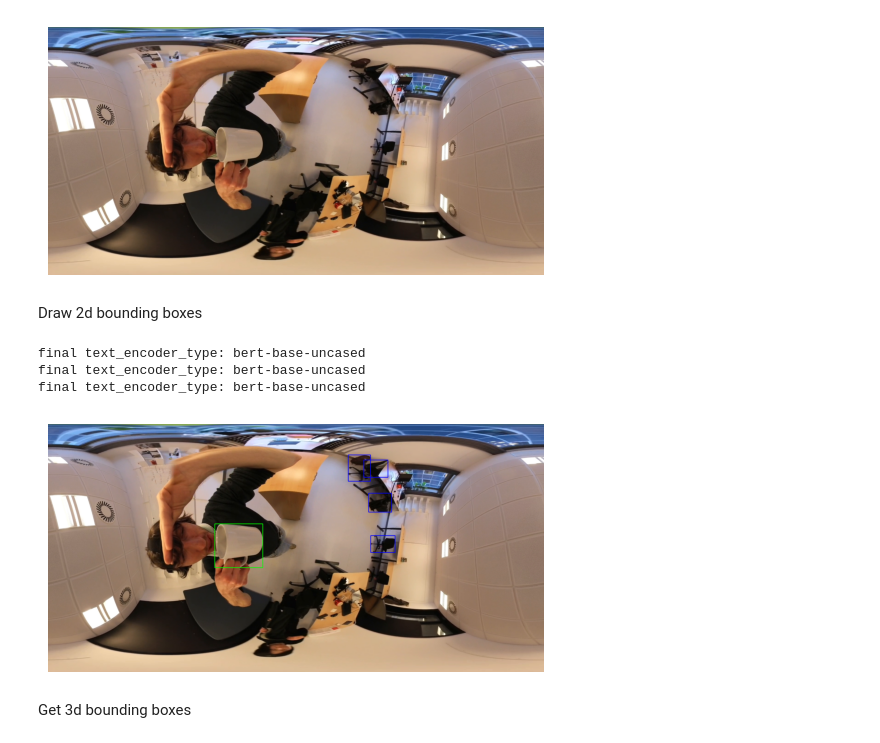
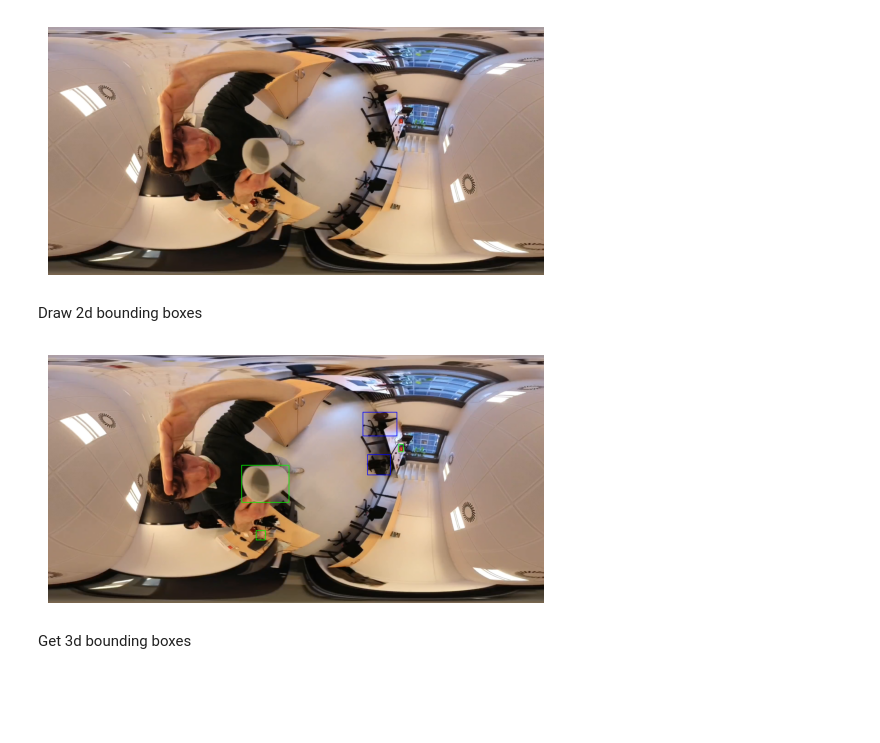
Before and after one commit to ruetzmax/instruct360, a Jupyter notebook: track_single_image_whole_scene.ipynb, the cells around one changed output. Cells and saved outputs as stored; diff of their text form; code cells hidden in the pictures; blank space fills up the shorter version.

```diff
--- a/track_single_image_whole_scene.ipynb
+++ b/track_single_image_whole_scene.ipynb
@@ -11,10 +59,10 @@ from src.util import display_image, draw_bounding_boxes
 # %%
 video_path = "vids/office.mp4"
-frame_index = 190
+frame_index = 60
 input_frame = read_video_frames(video_path)[frame_index]
 display_image(input_frame)
 # %% [output]
-[figure, old version]
+[figure, new version]
 # %%
 classes = {
     "cupboard": (255, 0, 0),  # Red
@@ -30,10 +78,7 @@ for class_name, color in classes.items():
     bb_frame = draw_bounding_boxes(bb_frame, bbs_2d, color=color, thickness=2)
 display_image(bb_frame)
 # %% [output]
-final text_encoder_type: bert-base-uncased
-final text_encoder_type: bert-base-uncased
-final text_encoder_type: bert-base-uncased
-[figure, old version]
+[figure, new version]
 # %% [markdown]
 Get 3d bounding boxes
 # %%
```
Also changed, not shown: parts of 3 cells of this notebook, 10 other files.
